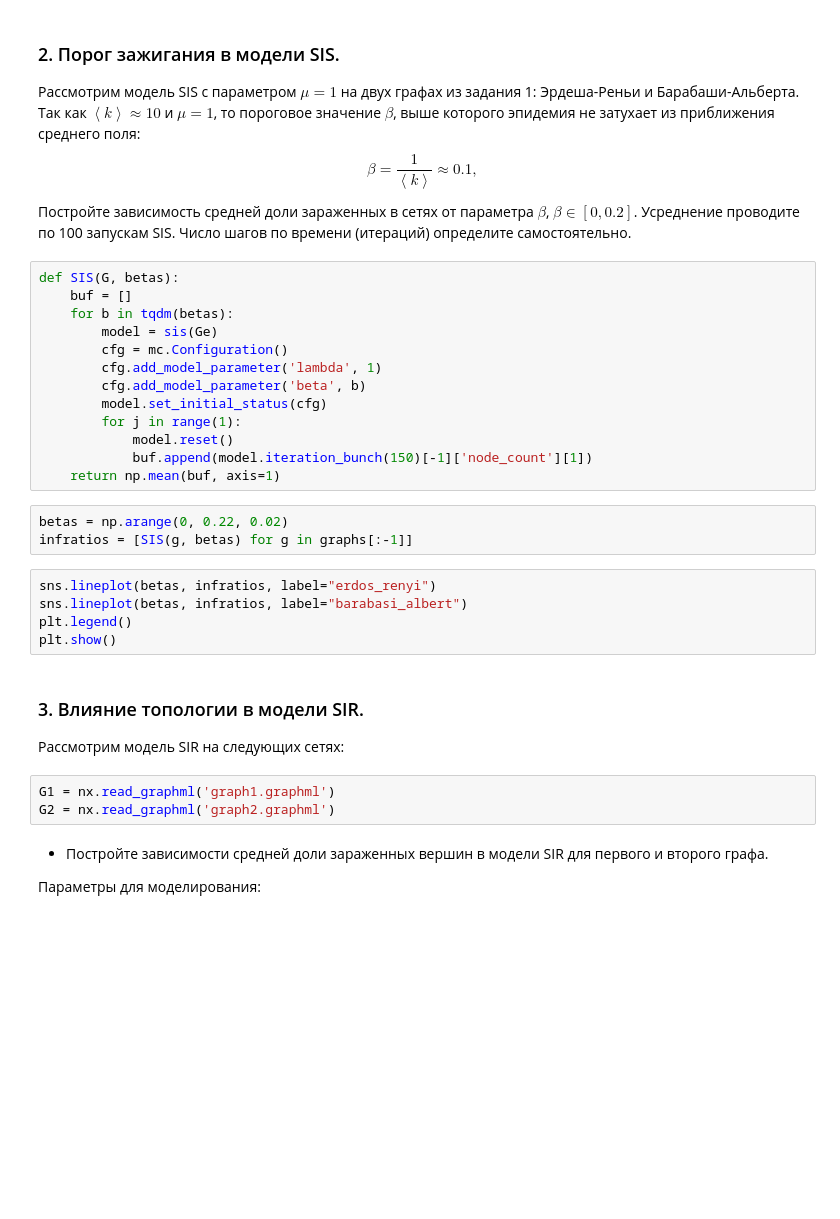
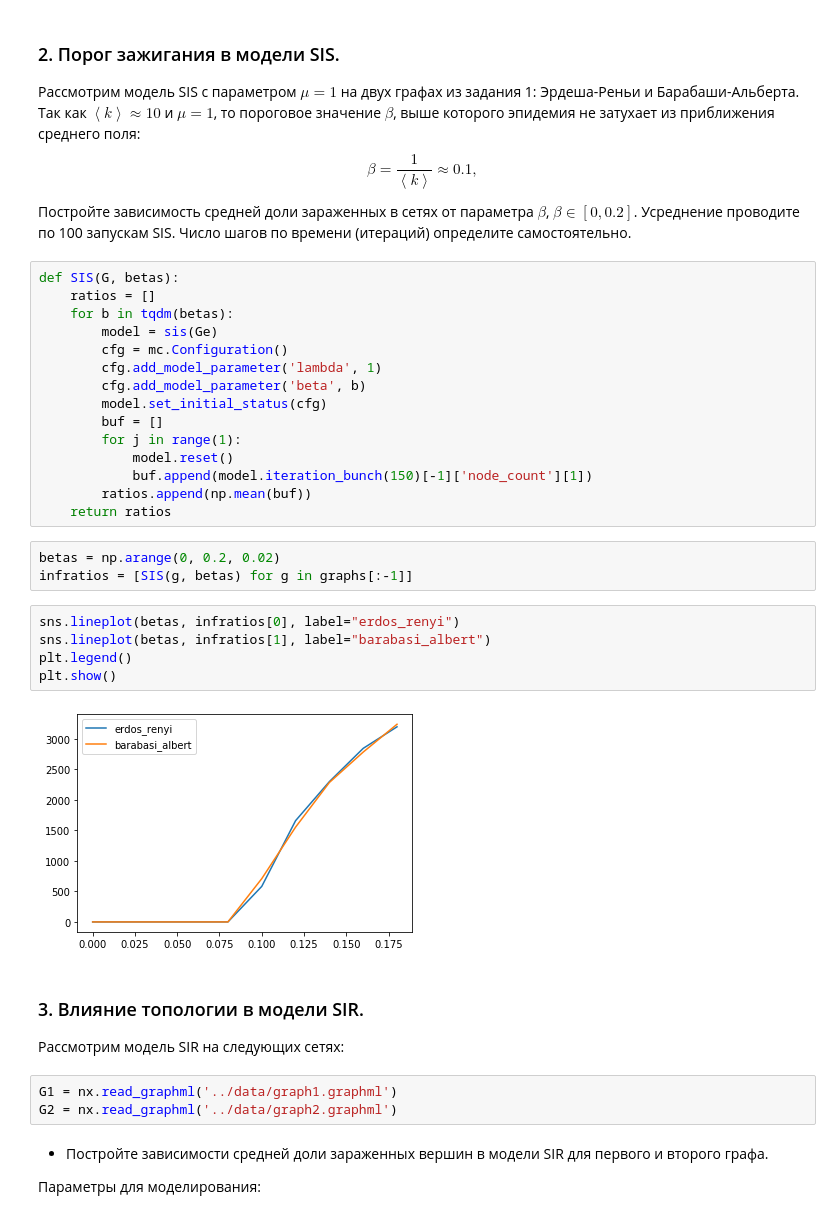
Before and after one commit to kimaril/networksch, a Jupyter notebook: notebooks/NS Assignment 07.ipynb, the cells around one changed output. Saved outputs shown, nothing was run; the diff lists cells and outputs as text; blank space fills up the shorter version.

```diff
--- a/notebooks/NS Assignment 07.ipynb
+++ b/notebooks/NS Assignment 07.ipynb
@@ -77,31 +77,35 @@ $$
 Постройте зависимость средней доли зараженных в сетях от параметра $\beta$, $\beta \in\left[0,0.2 \right]$. Усреднение проводите по 100 запускам SIS. Число шагов по времени (итераций) определите самостоятельно.
 # %%
 def SIS(G, betas):
-    buf = []
+    ratios = []
     for b in tqdm(betas):
         model = sis(Ge)
         cfg = mc.Configuration()
         cfg.add_model_parameter('lambda', 1)
         cfg.add_model_parameter('beta', b)
         model.set_initial_status(cfg)
+        buf = []
         for j in range(1):
             model.reset()
             buf.append(model.iteration_bunch(150)[-1]['node_count'][1])
-    return np.mean(buf, axis=1)
+        ratios.append(np.mean(buf))
+    return ratios
 # %%
-betas = np.arange(0, 0.22, 0.02)
+betas = np.arange(0, 0.2, 0.02)
 infratios = [SIS(g, betas) for g in graphs[:-1]]
 # %%
-sns.lineplot(betas, infratios, label="erdos_renyi")
-sns.lineplot(betas, infratios, label="barabasi_albert")
+sns.lineplot(betas, infratios[0], label="erdos_renyi")
+sns.lineplot(betas, infratios[1], label="barabasi_albert")
 plt.legend()
 plt.show()
+# %% [output]
+[figure, added]
 # %% [markdown]
 ### 3. Влияние топологии в модели SIR.
 Рассмотрим модель SIR на следующих сетях:
 # %%
-G1 = nx.read_graphml('graph1.graphml')
-G2 = nx.read_graphml('graph2.graphml')
+G1 = nx.read_graphml('../data/graph1.graphml')
+G2 = nx.read_graphml('../data/graph2.graphml')
 # %% [markdown]
 * Постройте зависимости средней доли зараженных вершин в модели SIR для первого и второго графа.
 
```
Also changed, not shown: parts of 6 cells of this notebook.
